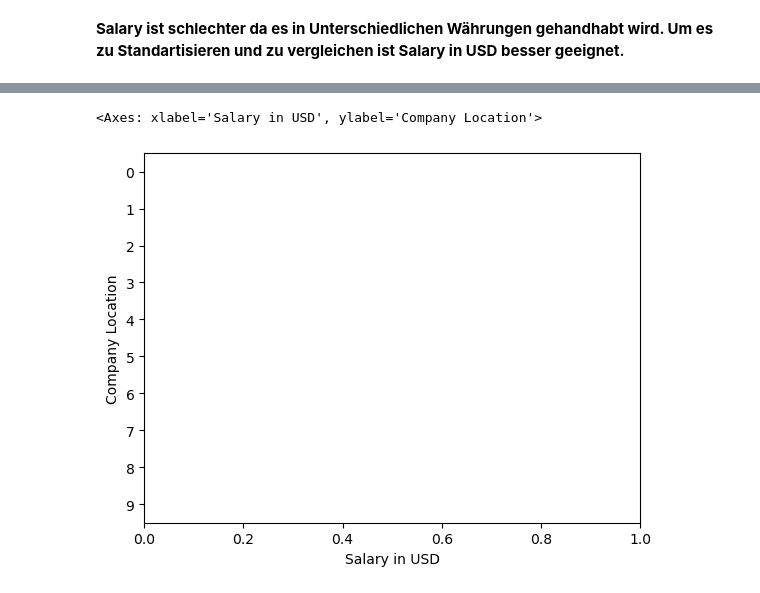
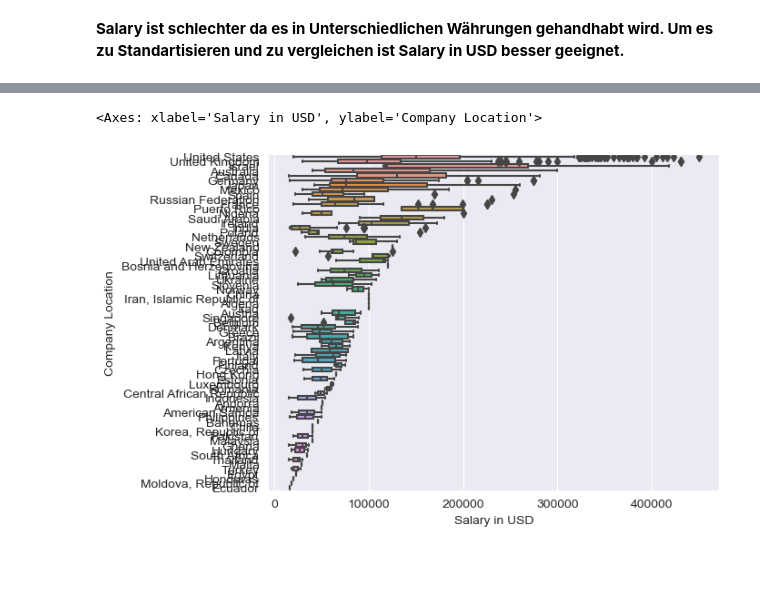
Before and after one commit to geoclaudsch/DASC-2024, a Jupyter notebook: VL_01-Intro/tasks/uebung1.ipynb, the cells around one changed output, grey strips where cells are left out. Cells and saved outputs as stored; diff of their text form; code cells hidden in the pictures; blank space fills up the shorter version.

Commit message:
add boxplot diagramms (top 10, sort by mean/max)

```diff
--- a/VL_01-Intro/tasks/uebung1.ipynb
+++ b/VL_01-Intro/tasks/uebung1.ipynb
@@ -144,5 +144,5 @@ sns.boxplot(data=df.sort_values("Salary in USD",ascending=False),y="Company Loca
-# %%
-sns.boxplot(data=df,y="Company Location",x="Salary in USD",order=df["Company Location"].iloc[:10].index)
-# %% [output]
-<Axes: xlabel='Salary in USD', ylabel='Company Location'>
-[figure, removed]
+# %%
+sns.boxplot(data=df.sort_values("Salary in USD",ascending=False),y="Company Location",x="Salary in USD")
+# %% [output]
+<Axes: xlabel='Salary in USD', ylabel='Company Location'>
+[figure, added]
```
Also changed, not shown: parts of 7 cells of this notebook.
